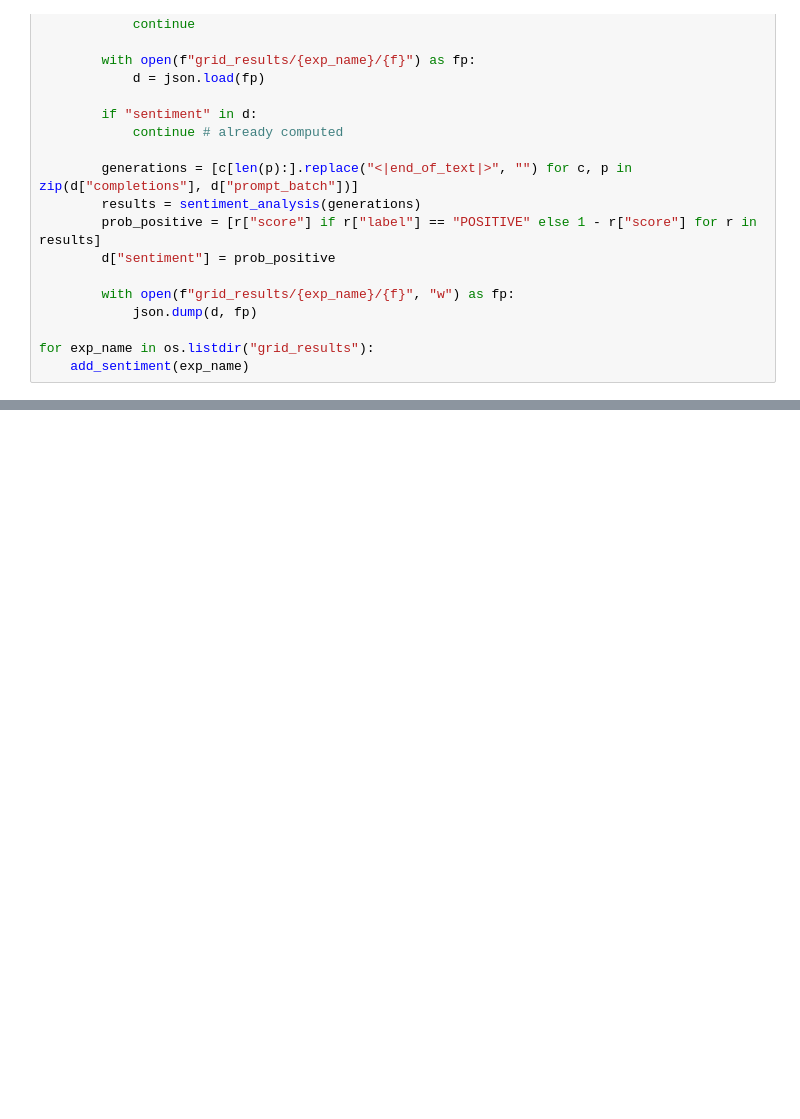
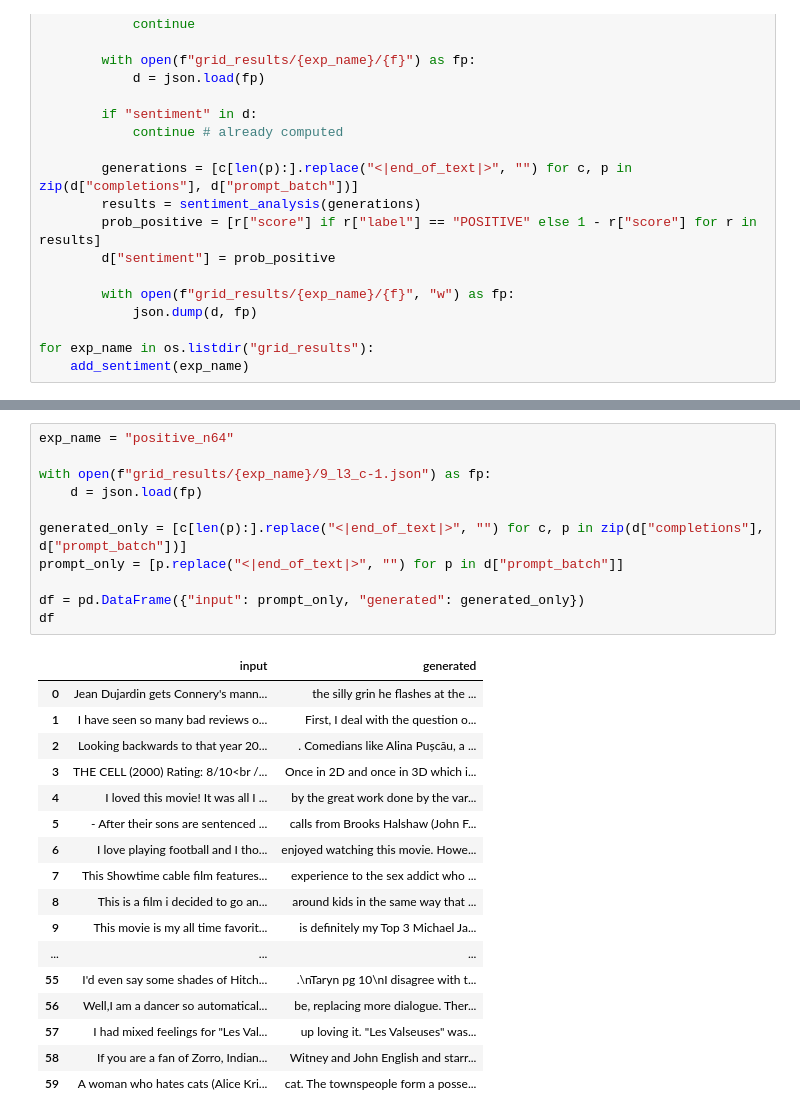
Before and after one commit to UlisseMini/actadd-rebuttals, a Jupyter notebook: add_metrics.ipynb, the cells around one changed output, grey strips where cells are left out. Saved outputs shown, nothing was run; the diff lists cells and outputs as text; blank space fills up the shorter version.

```diff
--- a/add_metrics.ipynb
+++ b/add_metrics.ipynb
@@ -45,0 +197,29 @@ while True:
+# %%
+exp_name = "positive_n64"
+
+with open(f"grid_results/{exp_name}/9_l3_c-1.json") as fp:
+    d = json.load(fp)
+
+generated_only = [c[len(p):].replace("<|end_of_text|>", "") for c, p in zip(d["completions"], d["prompt_batch"])]
+prompt_only = [p.replace("<|end_of_text|>", "") for p in d["prompt_batch"]]
+
+df = pd.DataFrame({"input": prompt_only, "generated": generated_only})
+df
+# %% [output]
+|  | input | generated |
+| 0 | Jean Dujardin gets Connery's mann... | the silly grin he flashes at the ... |
+| 1 | I have seen so many bad reviews o... | First, I deal with the question o... |
+| 2 | Looking backwards to that year 20... | . Comedians like Alina Pușcău, a ... |
+| 3 | THE CELL (2000) Rating: 8/10<br /... | Once in 2D and once in 3D which i... |
+| 4 | I loved this movie! It was all I ... | by the great work done by the var... |
+| 5 | - After their sons are sentenced ... | calls from Brooks Halshaw (John F... |
+| 6 | I love playing football and I tho... | enjoyed watching this movie. Howe... |
+| 7 | This Showtime cable film features... | experience to the sex addict who ... |
+| 8 | This is a film i decided to go an... | around kids in the same way that ... |
+| 9 | This movie is my all time favorit... | is definitely my Top 3 Michael Ja... |
+| ... | ... | ... |
+| 55 | I'd even say some shades of Hitch... | .\nTaryn pg 10\nI disagree with t... |
+| 56 | Well,I am a dancer so automatical... | be, replacing more dialogue. Ther... |
+| 57 | I had mixed feelings for "Les Val... | up loving it. "Les Valseuses" was... |
+| 58 | If you are a fan of Zorro, Indian... | Witney and John English and starr... |
+| 59 | A woman who hates cats (Alice Kri... | cat. The townspeople form a posse... |
```
Also changed, not shown: parts of 12 cells of this notebook.
